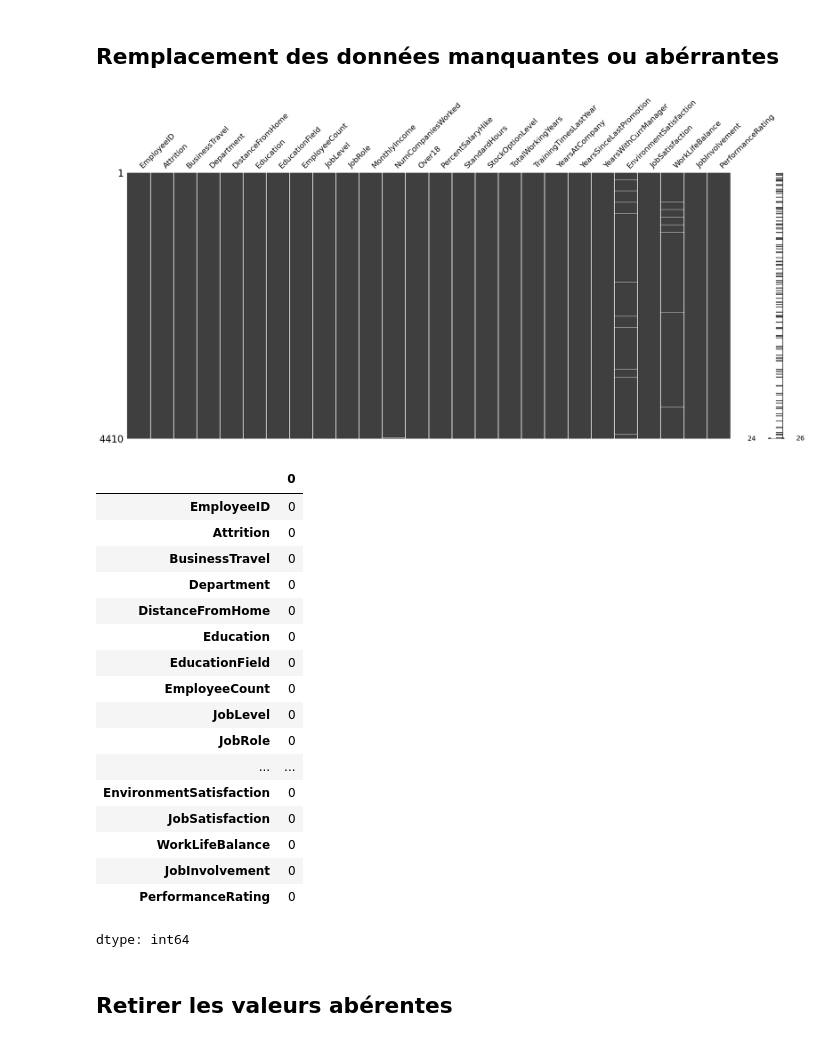
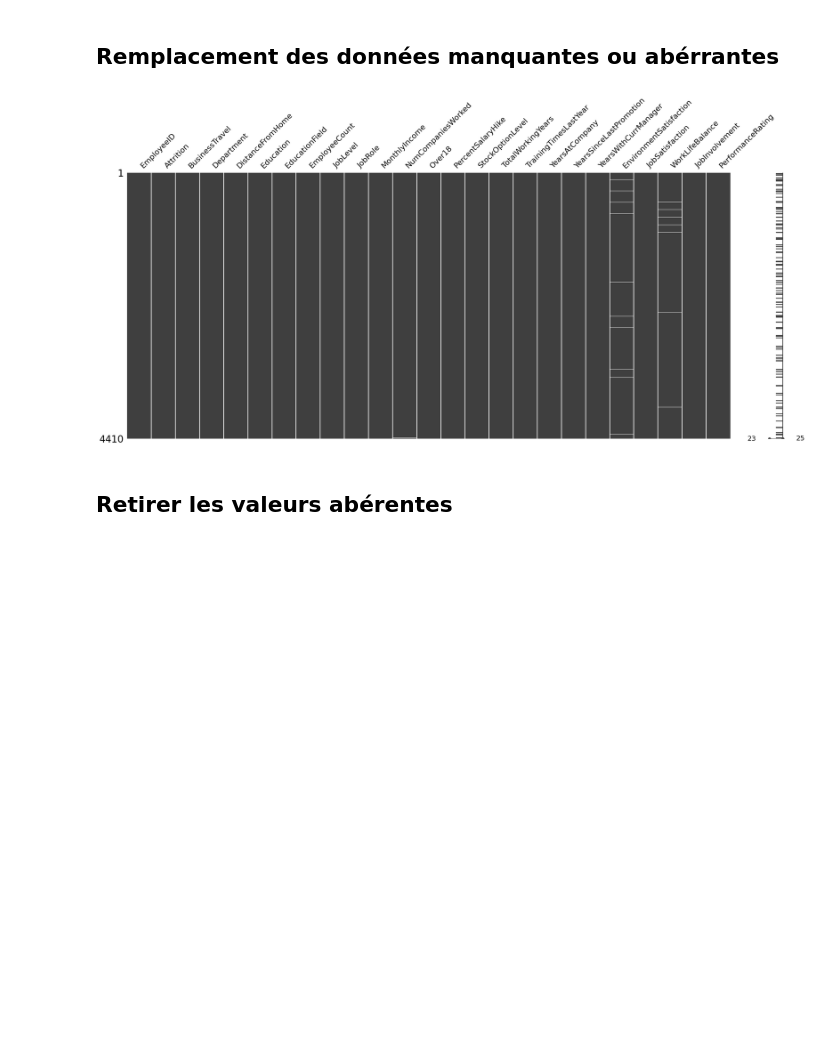
Before and after one commit to Byrong8at/Machine-learning, a Jupyter notebook: Code/Livrable_final(1)(2).ipynb, the cells around one changed output. Saved outputs shown, nothing was run; the diff lists cells and outputs as text; code cells hidden in the pictures; blank space fills up the shorter version.

Commit message:
Add files via upload
graph and delete

```diff
--- a/Code/Livrable_final(1)(2).ipynb
+++ b/Code/Livrable_final(1)(2).ipynb
@@ -168,7 +148,7 @@ memory usage: 8.8+ MB
 # %% [markdown]
 ## Suppresion des informations discriminantes
 # %%
-drop=['Age','Gender','MaritalStatus']
+drop=['Age','Gender','MaritalStatus','StandardHours', 'EmployeeCount']
 all_info = all_info.drop(columns=drop)
 all_info.info()
 # %% [output]
@@ -194,33 +174,14 @@ memory usage: 895.9+ KB
 # %%
 msno.matrix(all_info)
 plt.show()
 
 numerical_columns = all_info.select_dtypes(include=['float64', 'int64']).columns
 all_info[numerical_columns] = all_info[numerical_columns].fillna(all_info[numerical_columns].median())
 
 categorical_columns = all_info.select_dtypes(include=['object']).columns
 all_info[categorical_columns] = all_info[categorical_columns].fillna(all_info[categorical_columns].mode().iloc[0])
-all_info.isnull().sum()
 # %% [output]
-[figure, old version]
+[figure, new version]
-|  | 0 |
-| EmployeeID | 0 |
-| Attrition | 0 |
-| BusinessTravel | 0 |
-| Department | 0 |
-| DistanceFromHome | 0 |
-| Education | 0 |
-| EducationField | 0 |
-| EmployeeCount | 0 |
-| JobLevel | 0 |
-| JobRole | 0 |
-| ... | ... |
-| EnvironmentSatisfaction | 0 |
-| JobSatisfaction | 0 |
-| WorkLifeBalance | 0 |
-| JobInvolvement | 0 |
-| PerformanceRating | 0 |
-dtype: int64
 # %% [markdown]
 ## Retirer les valeurs abérentes
 # %%
```
Also changed, not shown: parts of 8 cells of this notebook.
